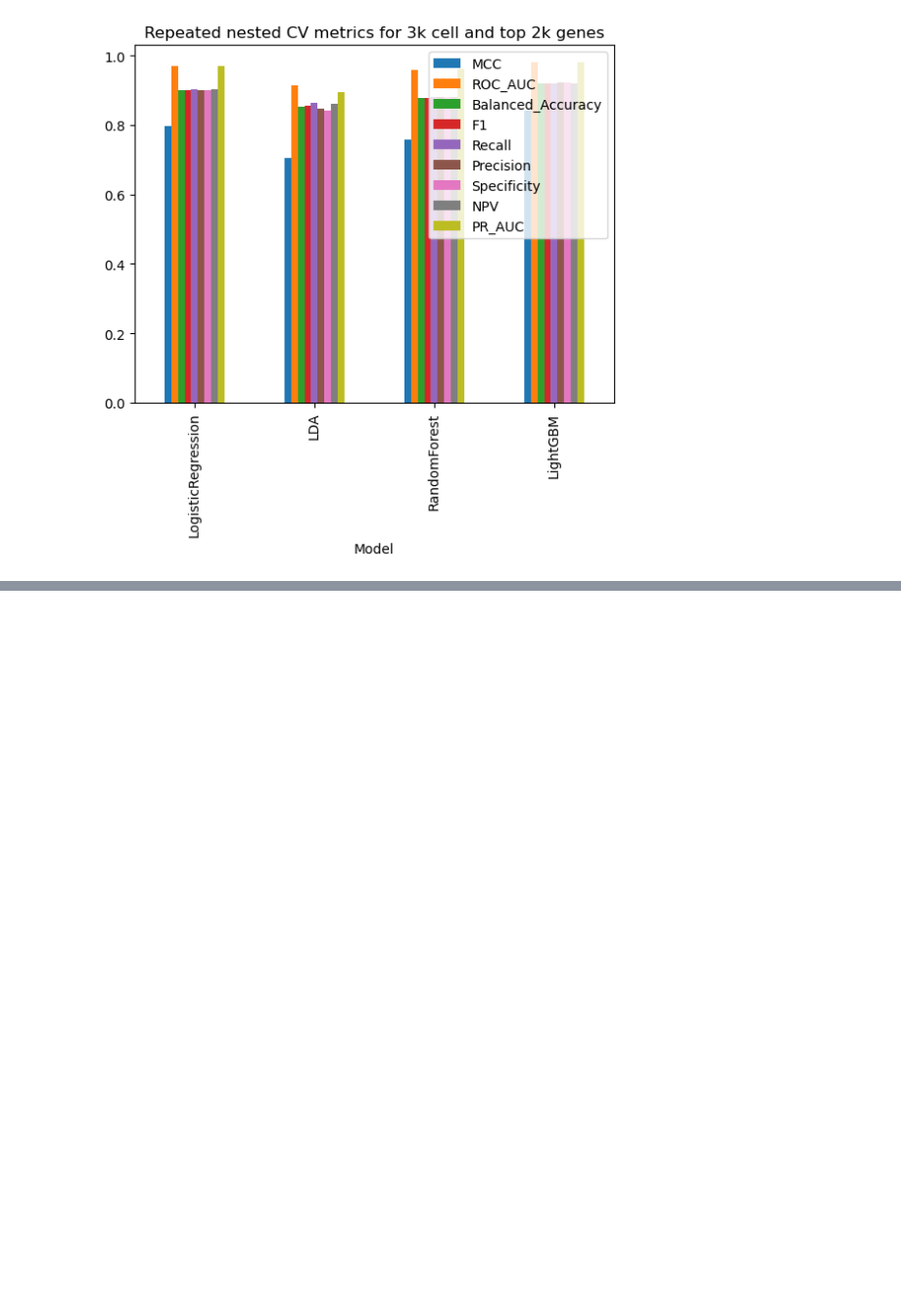
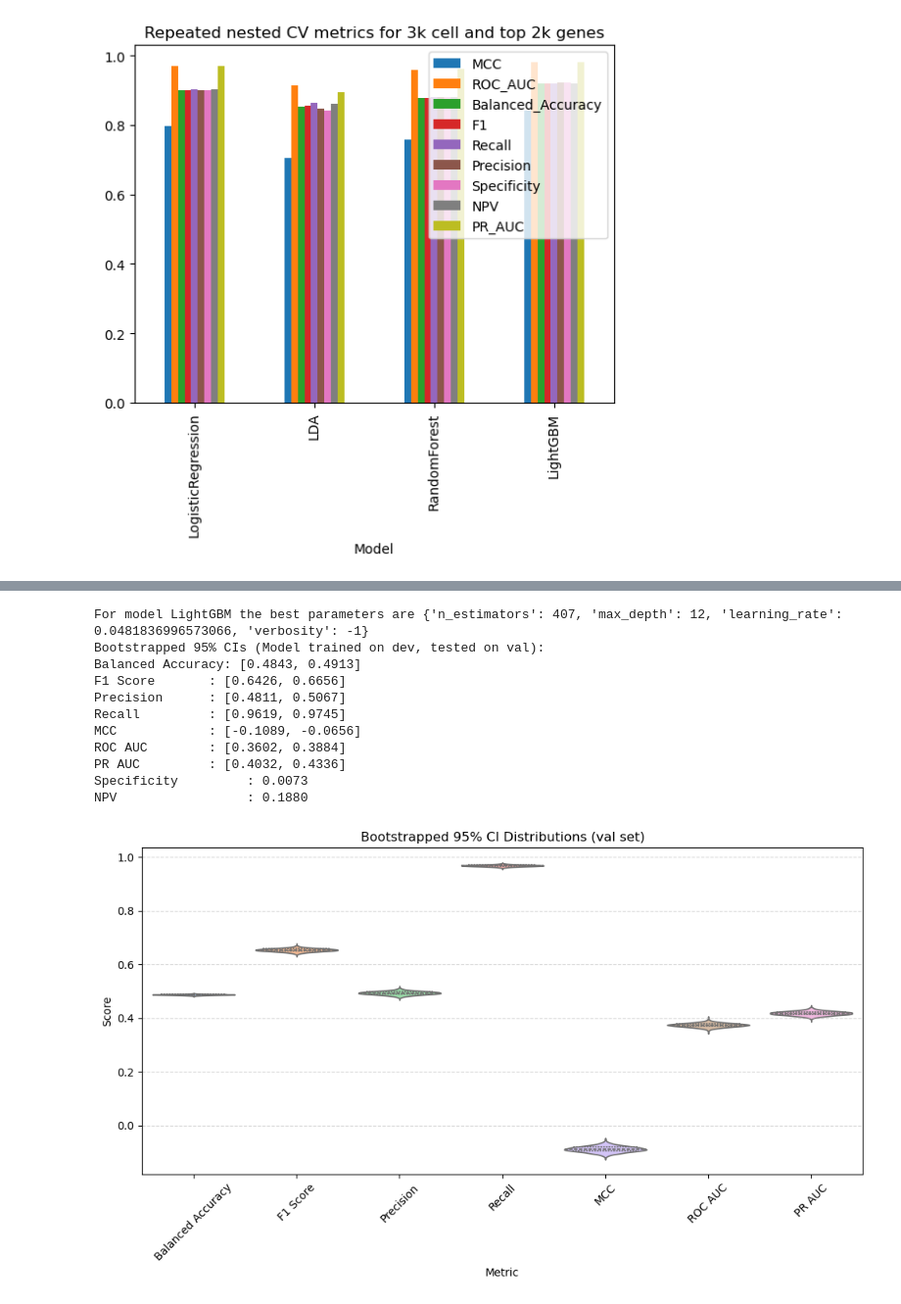
Before and after one commit to vex-me-not/MLKinCompBioFinalProject, a Jupyter notebook: notebooks/classification.ipynb, the cells around one changed output, grey strips where cells are left out. Shown: that part at 98% size. Drawn from its saved outputs; the diff is of its cells as text; code cells hidden in the pictures; blank space fills up the shorter version.

```diff
--- a/notebooks/classification.ipynb
+++ b/notebooks/classification.ipynb
@@ -28,10 +31,19 @@ from functions import *
 # %%
-X_df=produce_df(hy_path="../data/abc_atlas/expression_matrices/WMB-10Xv3/20230630/WMB-10Xv3-HY-log2_subset_3k_cells.h5ad",
-                    th_path="../data/abc_atlas/expression_matrices/WMB-10Xv3/20230630/WMB-10Xv3-TH-log2_subset_3k_cells.h5ad",
+X_df=produce_df(hy_path="../data/abc_atlas/expression_matrices/WMB-10Xv3/20230630/WMB-10Xv3-HY-log2_subset_10k_cells.h5ad",
+                    th_path="../data/abc_atlas/expression_matrices/WMB-10Xv3/20230630/WMB-10Xv3-TH-log2_subset_10k_cells.h5ad",
                     verbose=False)
 
-my_file = Path("../data/merged_train_subset3k.csv")
+my_file = Path("../data/merged_train_subset10k.csv")
 
 if not my_file.is_file():
-    X_df.to_csv("../data/merged_train_subset3k.csv",index=False)
+    X_df.to_csv("../data/merged_train_subset10k.csv",index=False)
+
+test_df=produce_df(hy_path="../data/abc_atlas/expression_matrices/WMB-10Xv3/20230630/WMB-10Xv3-HY-log2_subset_3k_cells.h5ad",
+                    th_path="../data/abc_atlas/expression_matrices/WMB-10Xv3/20230630/WMB-10Xv3-TH-log2_subset_3k_cells.h5ad",
+                    verbose=False,test=True)
+
+my_file = Path("../data/merged_test_subset3k.csv")
+
+if not my_file.is_file():
+    test_df.to_csv("../data/merged_test_subset3k.csv",index=False)
 # %% [output]
@@ -72,3 +94,7 @@ The winner method is LightGBM with 9/9 metrics
  ALL HAIL THE KING!
 <Axes: title={'center': 'Repeated nested CV metrics for 3k cell and top 2k genes'}, xlabel='Model'>
 [figure]
+# %%
+tuned_winner_dev=winner_tuning(df=X_df,winner=winner[0])
+bootstrap_model(df_dev=X_df,df_val=test_df,model=tuned_winner_dev)
+# %% [output]
@@ -74,0 +104,12 @@ The winner method is LightGBM with 9/9 metrics
+For model LightGBM the best parameters are {'n_estimators': 407, 'max_depth': 12, 'learning_rate': 0.0481836996573066, 'verbosity': -1}
+Bootstrapped 95% CIs (Model trained on dev, tested on val):
+Balanced Accuracy: [0.4843, 0.4913]
+F1 Score       : [0.6426, 0.6656]
+Precision      : [0.4811, 0.5067]
+Recall         : [0.9619, 0.9745]
+MCC            : [-0.1089, -0.0656]
+ROC AUC        : [0.3602, 0.3884]
+PR AUC         : [0.4032, 0.4336]
+Specificity         : 0.0073
+NPV                 : 0.1880
+[figure, added]
```
Also changed, not shown: parts of 3 cells of this notebook, 1 other file.
